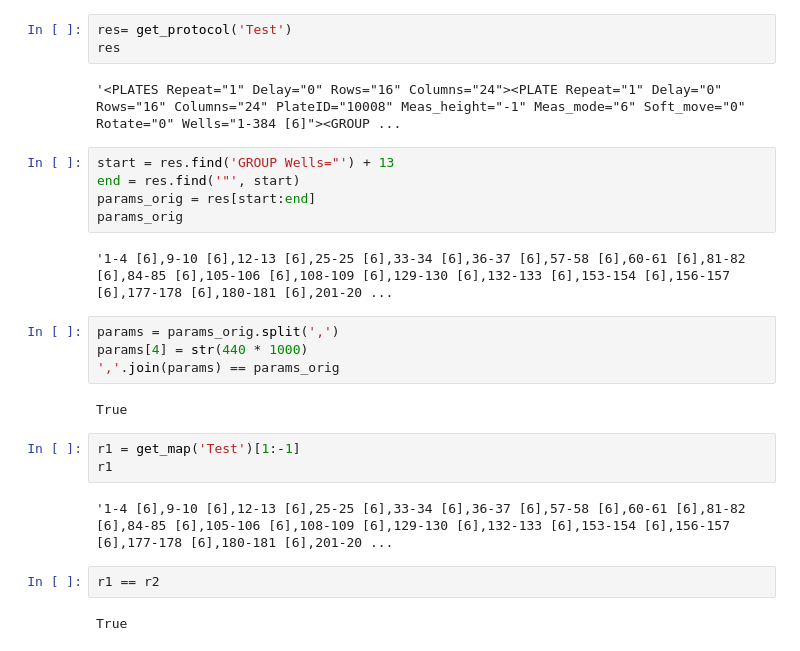
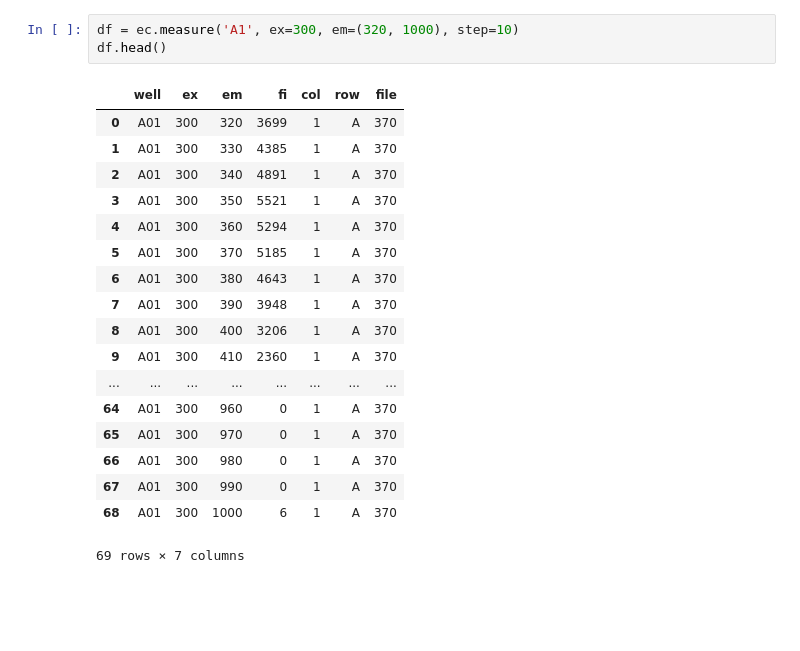
Before and after one commit to michalkahle/enspire_control, a Jupyter notebook: enspire_control.ipynb, the cells around one changed output. Drawn from its saved outputs; the diff is of its cells as text; blank space fills up the shorter version.

```diff
--- a/enspire_control.ipynb
+++ b/enspire_control.ipynb
@@ -161,27 +19,22 @@ r2
-# %%
-res= get_protocol('Test')
-res
-# %% [output]
-'<PLATES Repeat="1" Delay="0" Rows="16" Columns="24"><PLATE Repeat="1" Delay="0" Rows="16" Columns="24" PlateID="10008" Meas_height="-1" Meas_mode="6" Soft_move="0" Rotate="0" Wells="1-384 [6]"><GROUP ...
-# %%
-start = res.find('GROUP Wells="') + 13
-end = res.find('"', start)
-params_orig = res[start:end]
-params_orig
-# %% [output]
-'1-4 [6],9-10 [6],12-13 [6],25-25 [6],33-34 [6],36-37 [6],57-58 [6],60-61 [6],81-82 [6],84-85 [6],105-106 [6],108-109 [6],129-130 [6],132-133 [6],153-154 [6],156-157 [6],177-178 [6],180-181 [6],201-20 ...
-# %%
-params = params_orig.split(',')
-params[4] = str(440 * 1000)
-','.join(params) == params_orig
-# %% [output]
-True
-# %%
-r1 = get_map('Test')[1:-1]
-r1
-# %% [output]
-'1-4 [6],9-10 [6],12-13 [6],25-25 [6],33-34 [6],36-37 [6],57-58 [6],60-61 [6],81-82 [6],84-85 [6],105-106 [6],108-109 [6],129-130 [6],132-133 [6],153-154 [6],156-157 [6],177-178 [6],180-181 [6],201-20 ...
-# %%
-r1 == r2
-# %% [output]
-True
+# %%
+df = ec.measure('A1', ex=300, em=(320, 1000), step=10)
+df.head()
+# %% [output]
+|  | well | ex | em | fi | col | row | file |
+| 0 | A01 | 300 | 320 | 3699 | 1 | A | 370 |
+| 1 | A01 | 300 | 330 | 4385 | 1 | A | 370 |
+| 2 | A01 | 300 | 340 | 4891 | 1 | A | 370 |
+| 3 | A01 | 300 | 350 | 5521 | 1 | A | 370 |
+| 4 | A01 | 300 | 360 | 5294 | 1 | A | 370 |
+| 5 | A01 | 300 | 370 | 5185 | 1 | A | 370 |
+| 6 | A01 | 300 | 380 | 4643 | 1 | A | 370 |
+| 7 | A01 | 300 | 390 | 3948 | 1 | A | 370 |
+| 8 | A01 | 300 | 400 | 3206 | 1 | A | 370 |
+| 9 | A01 | 300 | 410 | 2360 | 1 | A | 370 |
+| ... | ... | ... | ... | ... | ... | ... | ... |
+| 64 | A01 | 300 | 960 | 0 | 1 | A | 370 |
+| 65 | A01 | 300 | 970 | 0 | 1 | A | 370 |
+| 66 | A01 | 300 | 980 | 0 | 1 | A | 370 |
+| 67 | A01 | 300 | 990 | 0 | 1 | A | 370 |
+| 68 | A01 | 300 | 1000 | 6 | 1 | A | 370 |
+69 rows × 7 columns
```
Also changed, not shown: parts of 11 cells of this notebook, 4 other files.
